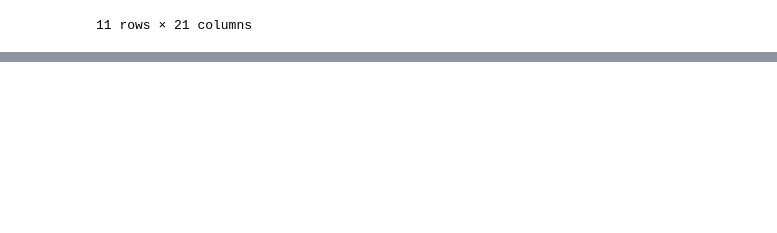
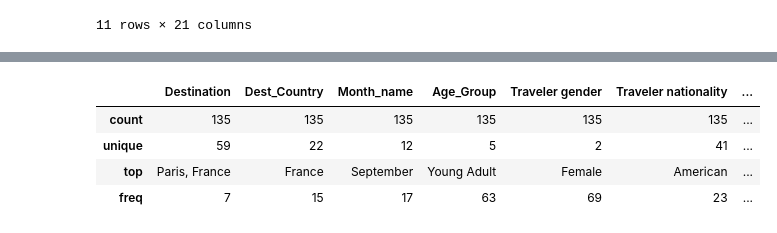
Before and after one commit to banerjixplores/travel_trends, a Jupyter notebook: jupyter_notebooks/Hackathon_Travel_Dataset.ipynb, the cells around one changed output, grey strips where cells are left out. Saved outputs shown, nothing was run; the diff lists cells and outputs as text; code cells hidden in the pictures; blank space fills up the shorter version.

```diff
--- a/jupyter_notebooks/Hackathon_Travel_Dataset.ipynb
+++ b/jupyter_notebooks/Hackathon_Travel_Dataset.ipynb
@@ -583,0 +699,9 @@ travel_da.describe(include='all')
+# %%
+# Only object (categorical)
+travel_da.describe(include=['object'])
+# %% [output]
+|  | Destination | Dest_Country | Month_name | Age_Group | Traveler gender | Traveler nationality | ... |
+| count | 135 | 135 | 135 | 135 | 135 | 135 | ... |
+| unique | 59 | 22 | 12 | 5 | 2 | 41 | ... |
+| top | Paris, France | France | September | Young Adult | Female | American | ... |
+| freq | 7 | 15 | 17 | 63 | 69 | 23 | ... |
```
Also changed, not shown: parts of 21 cells of this notebook, 1 other file.
